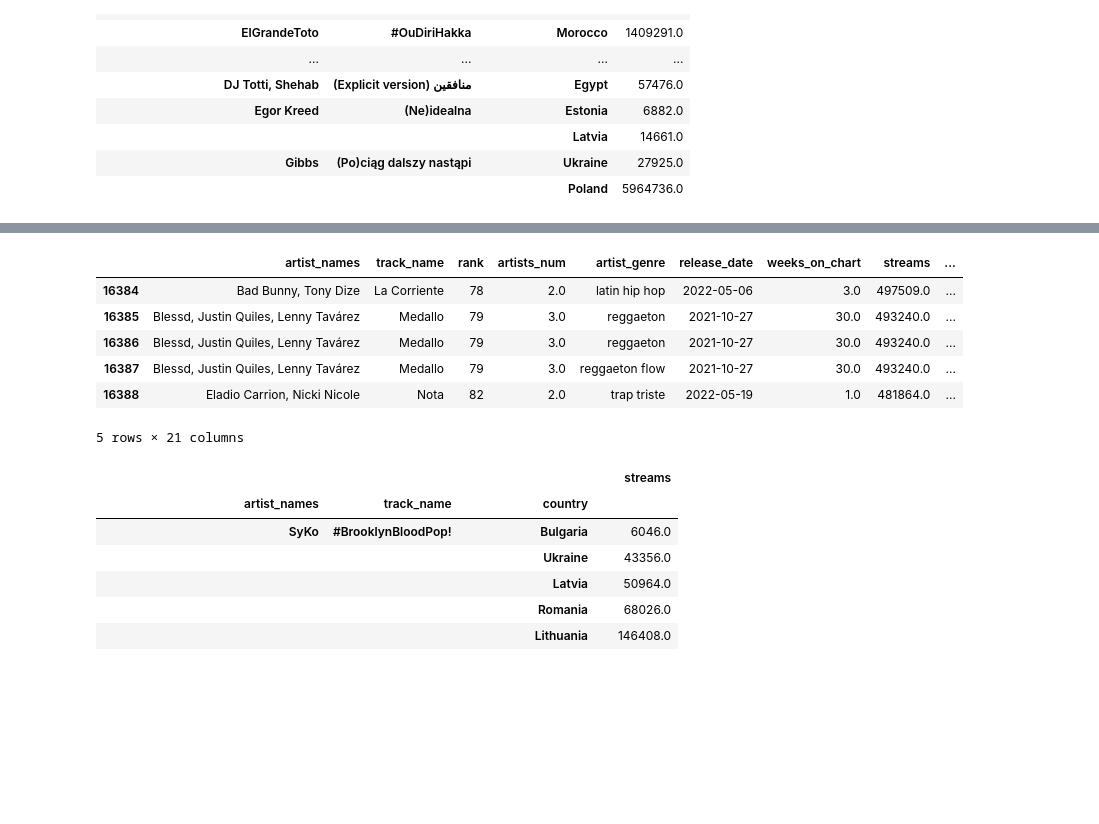
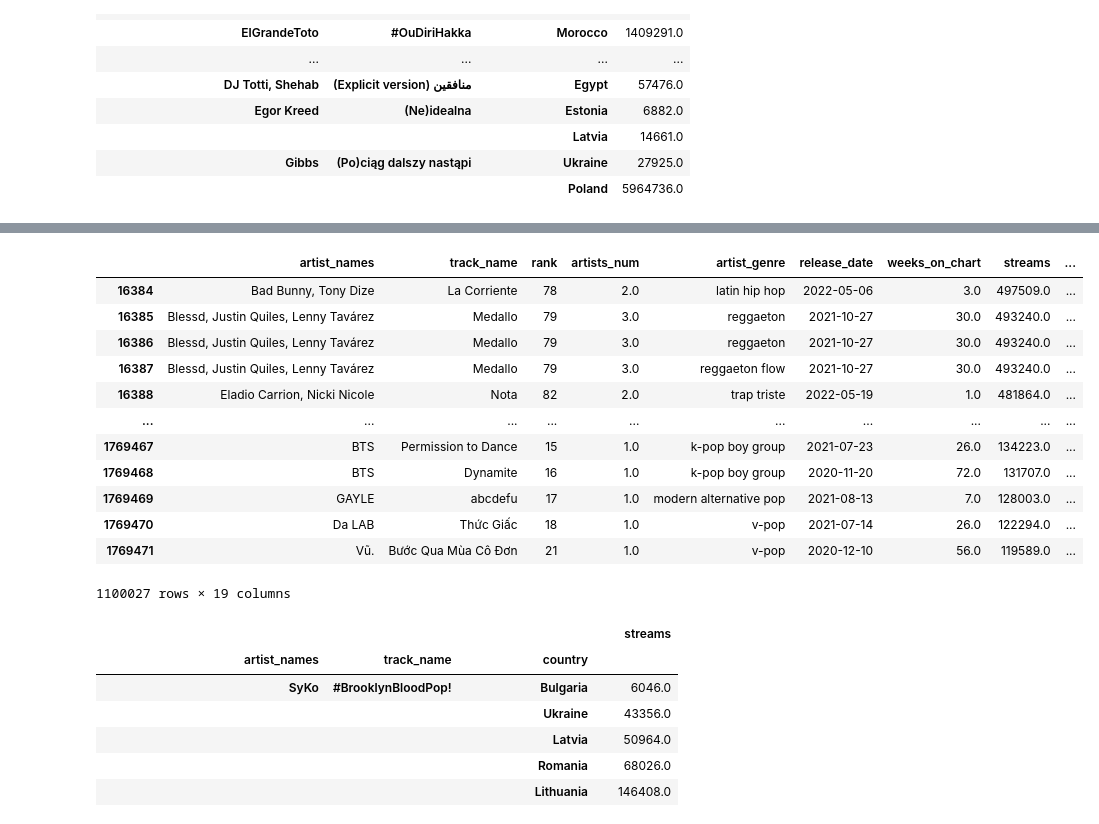
Before and after one commit to cmbutler83/SongAttributesVSPopularity, a Jupyter notebook: Explore_data.ipynb, the cells around one changed output, grey strips where cells are left out. Drawn from its saved outputs; the diff is of its cells as text; code cells hidden in the pictures; blank space fills up the shorter version.

```diff
--- a/Explore_data.ipynb
+++ b/Explore_data.ipynb
@@ -28,8 +28,8 @@ Index(['Unnamed: 0', 'uri', 'rank', 'artist_names', 'artists_num',
       dtype='object')
 # %%
 music_reduced = music_df[['artist_names', 'track_name','rank', 'artists_num', 'artist_genre', 'release_date','weeks_on_chart',
-       'streams', 'week', 'danceability', 'energy', 'key', 'loudness',
-       'speechiness', 'acousticness', 'instrumentalness', 'liveness',
+       'streams', 'week', 'danceability', 'energy','loudness',
+       'speechiness', 'acousticness', 'instrumentalness',
        'valence', 'tempo', 'duration', 'country']]
 # %%
 music_reduced.head()
@@ -96,8 +98,8 @@ array(['78', '79', '82', '86', '91', '92', '94', '96', '98', '100', '101',
        #'speechiness': float, 'acousticness': float, 'instrumentalness': float, 'liveness': float,
        #'valence': float, 'tempo': float, 'duration': int, 'country': str, 'region': str}
 data_types_dict = {'artist_names': str, 'track_name': str, 'rank': int,'artists_num': float, 'artist_genre': str,'weeks_on_chart': float,
-       'streams': float, 'danceability': float, 'energy': float, 'key': float,'loudness': float,
-       'speechiness': float, 'acousticness': float, 'instrumentalness': float, 'liveness': float,
+       'streams': float, 'danceability': float, 'energy': float,'loudness': float,
+       'speechiness': float, 'acousticness': float, 'instrumentalness': float,
        'valence': float, 'tempo': float, 'duration': float, 'country': str}
 
 # we will change the data type
@@ -238,15 +243,21 @@ array(['Argentina', 'Australia', 'Austria', 'Belarus', 'Belgium',
 # %%
 df_w_countries = music_removed.loc[music_removed['country'] != 'Global']
 df_w_countries['country'].unique()
-df_w_countries.head()
+df_w_countries
 # %% [output]
 |  | artist_names | track_name | rank | artists_num | artist_genre | release_date | weeks_on_chart | streams | ... |
 | 16384 | Bad Bunny, Tony Dize | La Corriente | 78 | 2.0 | latin hip hop | 2022-05-06 | 3.0 | 497509.0 | ... |
 | 16385 | Blessd, Justin Quiles, Lenny Tavárez | Medallo | 79 | 3.0 | reggaeton | 2021-10-27 | 30.0 | 493240.0 | ... |
 | 16386 | Blessd, Justin Quiles, Lenny Tavárez | Medallo | 79 | 3.0 | reggaeton | 2021-10-27 | 30.0 | 493240.0 | ... |
 | 16387 | Blessd, Justin Quiles, Lenny Tavárez | Medallo | 79 | 3.0 | reggaeton flow | 2021-10-27 | 30.0 | 493240.0 | ... |
 | 16388 | Eladio Carrion, Nicki Nicole | Nota | 82 | 2.0 | trap triste | 2022-05-19 | 1.0 | 481864.0 | ... |
+| ... | ... | ... | ... | ... | ... | ... | ... | ... | ... |
+| 1769467 | BTS | Permission to Dance | 15 | 1.0 | k-pop boy group | 2021-07-23 | 26.0 | 134223.0 | ... |
+| 1769468 | BTS | Dynamite | 16 | 1.0 | k-pop boy group | 2020-11-20 | 72.0 | 131707.0 | ... |
+| 1769469 | GAYLE | abcdefu | 17 | 1.0 | modern alternative pop | 2021-08-13 | 7.0 | 128003.0 | ... |
+| 1769470 | Da LAB | Thức Giấc | 18 | 1.0 | v-pop | 2021-07-14 | 26.0 | 122294.0 | ... |
+| 1769471 | Vũ. | Bước Qua Mùa Cô Đơn | 21 | 1.0 | v-pop | 2020-12-10 | 56.0 | 119589.0 | ... |
-5 rows × 21 columns
+1100027 rows × 19 columns
 # %%
 countries_grouped =df_w_countries.groupby(["artist_names", "track_name","country"])["streams"].sum()
 df_countries_grouped = pd.DataFrame(countries_grouped).sort_values(['track_name','streams'])
```
Also changed, not shown: parts of 13 cells of this notebook, 1 other file.
